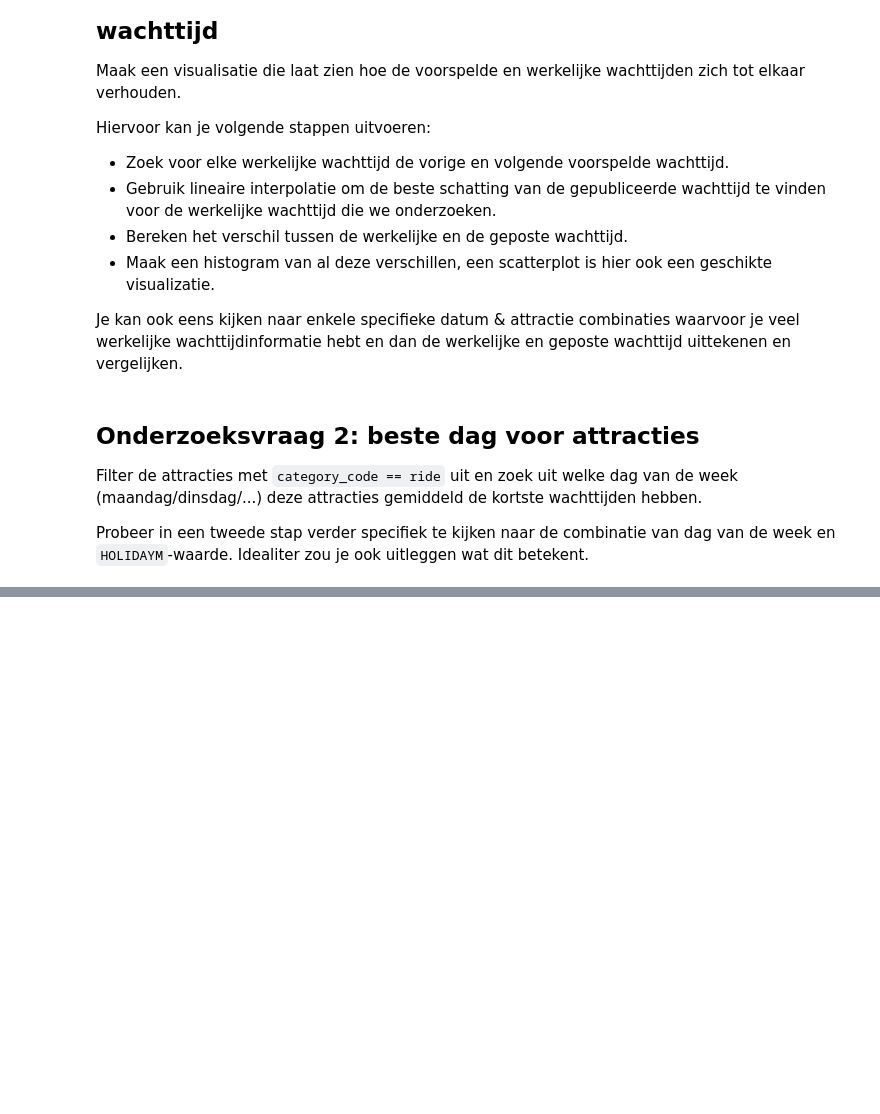
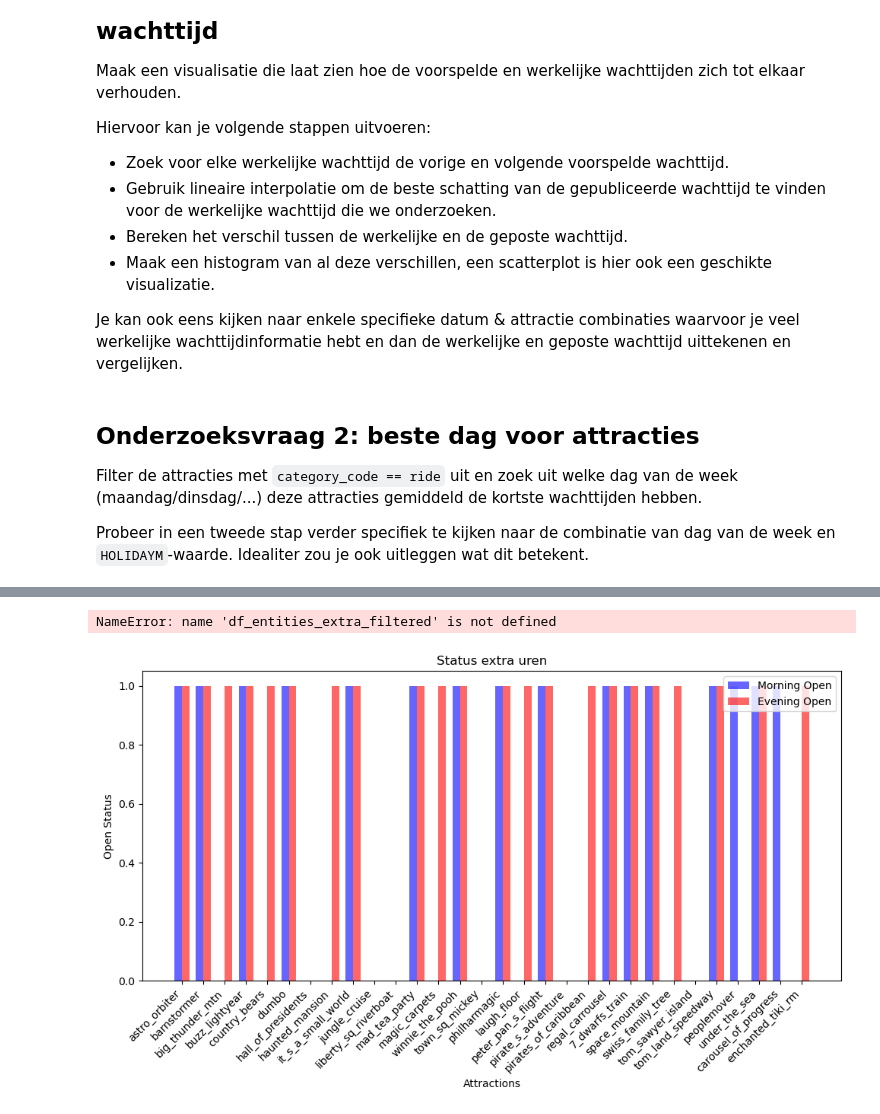
Before and after one commit to Isabel360/Disney, a Jupyter notebook: notebooks/Masha_Notebook.ipynb, the cells around one changed output, grey strips where cells are left out. Cells and saved outputs as stored; diff of their text form; code cells hidden in the pictures; blank space fills up the shorter version.

```diff
--- a/notebooks/Masha_Notebook.ipynb
+++ b/notebooks/Masha_Notebook.ipynb
@@ -181,0 +444,6 @@ Probeer in een tweede stap verder specifiek te kijken naar de combinatie van dag
+# %%
+valid_attractions = set(df_att_with_waittime['attraction'])
+
+df_entities_extra_valid = df_entities_extra_all[df_entities_extra_all['merge_name'].isin(valid_attractions)]
+
+display(df_entities_extra_valid.head())
@@ -181,0 +491,42 @@ Probeer in een tweede stap verder specifiek te kijken naar de combinatie van dag
+# %%
+df_entities_extra_filtered['open_very_merry'] = df_entities_extra_filtered['open_very_merry'].astype(int)
+df_entities_extra_filtered['open_not_so_scary'] = df_entities_extra_filtered['open_not_so_scary'].astype(int)
+
+x = np.arange(len(df_entities_extra_filtered['merge_name']))
+width = 0.35
+
+plt.figure(figsize=(10, 6))
+plt.bar(x - width/2, df_entities_extra_filtered['open_very_merry'], width, label='Very Merry', color='green', alpha=0.6)
+plt.bar(x + width/2, df_entities_extra_filtered['open_not_so_scary'], width, label='Not So Scary', color='orange', alpha=0.6)
+
+plt.title('Status op feestdagen')
+plt.xlabel('Attractions')
+plt.ylabel('Open Status')
+plt.xticks(x, df_entities_extra_filtered['merge_name'], rotation=45, ha='right')
+plt.legend()
+
+plt.tight_layout()
+plt.show()
+# %% [output]
+NameError: name 'df_entities_extra_filtered' is not defined
+# %%
+df_entities_extra_filtered['open_emh_morning'] = df_entities_extra_filtered['open_emh_morning'].astype(int)
+df_entities_extra_filtered['open_emh_evening'] = df_entities_extra_filtered['open_emh_evening'].astype(int)
+
+x = np.arange(len(df_entities_extra_filtered['merge_name']))
+width = 0.35
+
+plt.figure(figsize=(10, 6))
+plt.bar(x - width/2, df_entities_extra_filtered['open_emh_morning'], width, label='Morning Open', color='blue', alpha=0.6)
+plt.bar(x + width/2, df_entities_extra_filtered['open_emh_evening'], width, label='Evening Open', color='red', alpha=0.6)
+
+plt.title('Status extra uren')
+plt.xlabel('Attractions')
+plt.ylabel('Open Status')
+plt.xticks(x, df_entities_extra_filtered['merge_name'], rotation=45, ha='right')
+plt.legend()
+
+plt.tight_layout()
+plt.show()
+# %% [output]
+[figure, added]
```
Also changed, not shown: parts of 68 cells of this notebook, 4 other files.
